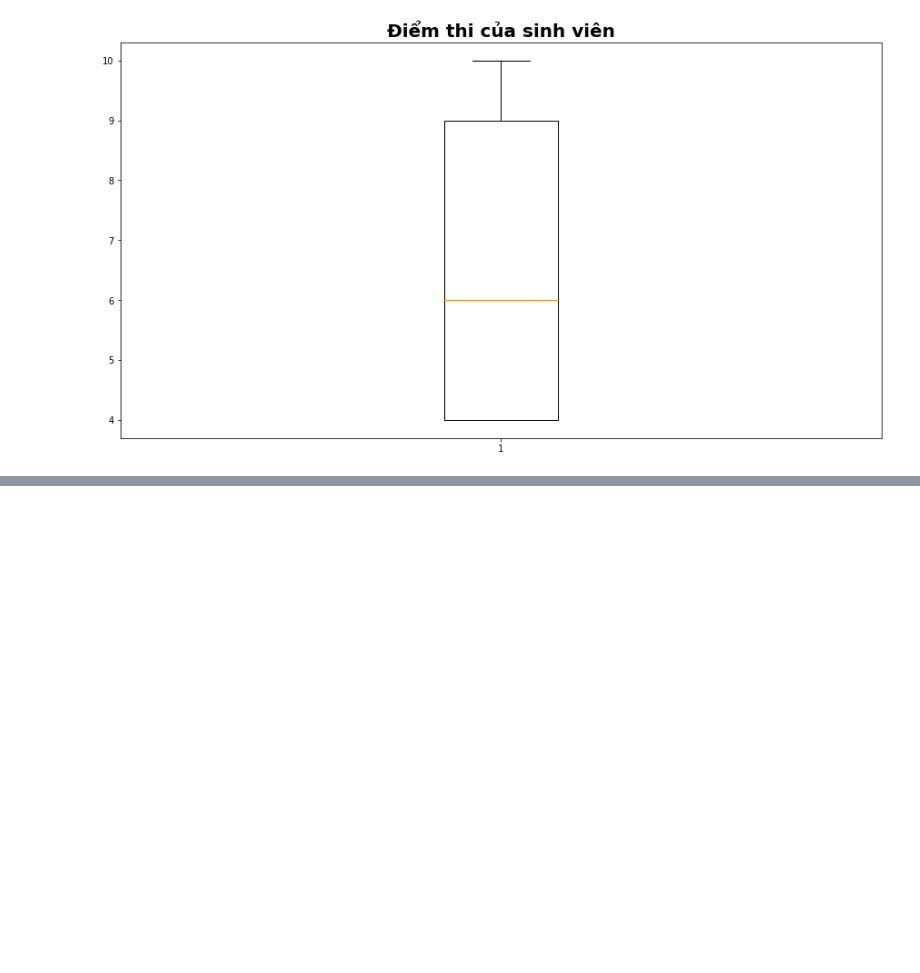
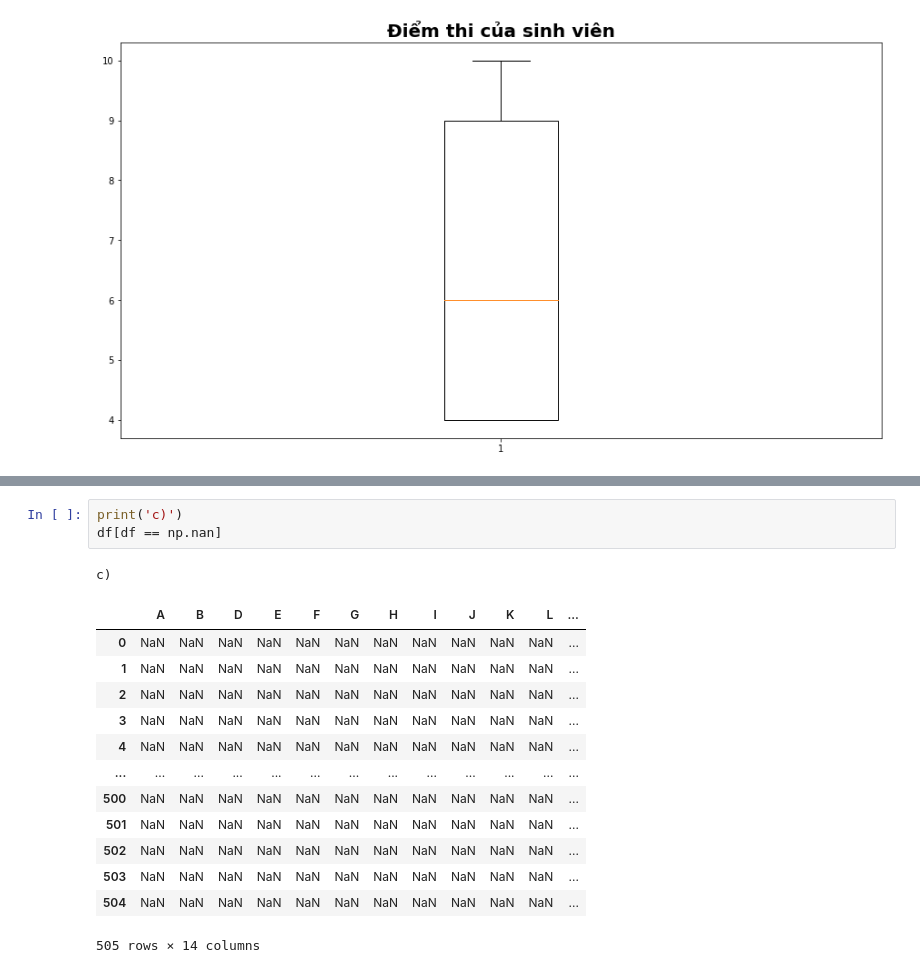
Before and after one commit to Do-Khai/BaiTap, a Jupyter notebook: DoKhai.ipynb, the cells around one changed output, grey strips where cells are left out. Cells and saved outputs as stored; diff of their text form; blank space fills up the shorter version.

```diff
--- a/DoKhai.ipynb
+++ b/DoKhai.ipynb
@@ -751,0 +801,18 @@ plt.show()
+# %%
+print('c)')
+df[df == np.nan]
+# %% [output]
+c)
+|  | A | B | D | E | F | G | H | I | J | K | L | ... |
+| 0 | NaN | NaN | NaN | NaN | NaN | NaN | NaN | NaN | NaN | NaN | NaN | ... |
+| 1 | NaN | NaN | NaN | NaN | NaN | NaN | NaN | NaN | NaN | NaN | NaN | ... |
+| 2 | NaN | NaN | NaN | NaN | NaN | NaN | NaN | NaN | NaN | NaN | NaN | ... |
+| 3 | NaN | NaN | NaN | NaN | NaN | NaN | NaN | NaN | NaN | NaN | NaN | ... |
+| 4 | NaN | NaN | NaN | NaN | NaN | NaN | NaN | NaN | NaN | NaN | NaN | ... |
+| ... | ... | ... | ... | ... | ... | ... | ... | ... | ... | ... | ... | ... |
+| 500 | NaN | NaN | NaN | NaN | NaN | NaN | NaN | NaN | NaN | NaN | NaN | ... |
+| 501 | NaN | NaN | NaN | NaN | NaN | NaN | NaN | NaN | NaN | NaN | NaN | ... |
+| 502 | NaN | NaN | NaN | NaN | NaN | NaN | NaN | NaN | NaN | NaN | NaN | ... |
+| 503 | NaN | NaN | NaN | NaN | NaN | NaN | NaN | NaN | NaN | NaN | NaN | ... |
+| 504 | NaN | NaN | NaN | NaN | NaN | NaN | NaN | NaN | NaN | NaN | NaN | ... |
+505 rows × 14 columns
```
Also changed, not shown: parts of 8 cells of this notebook.
